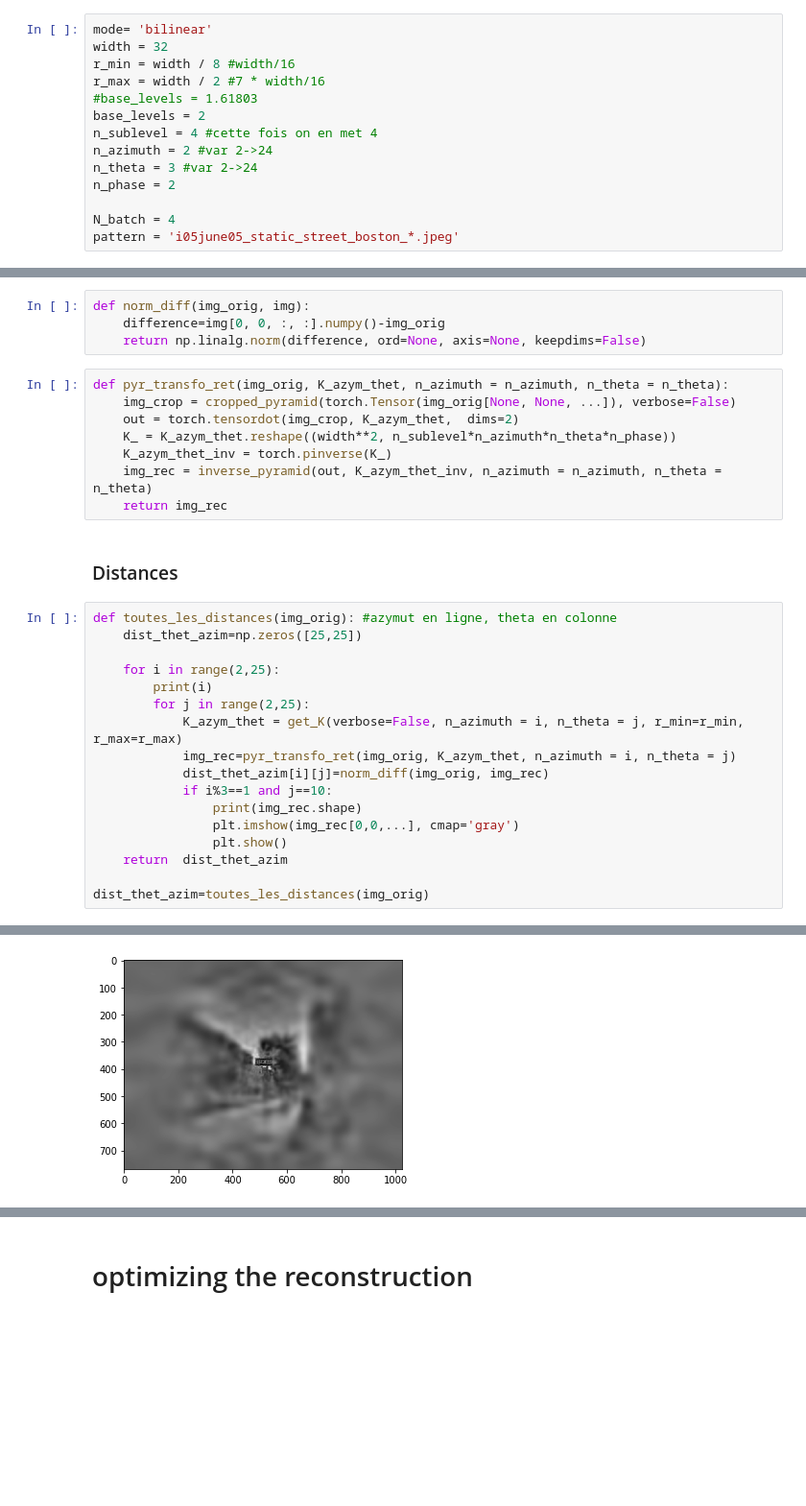
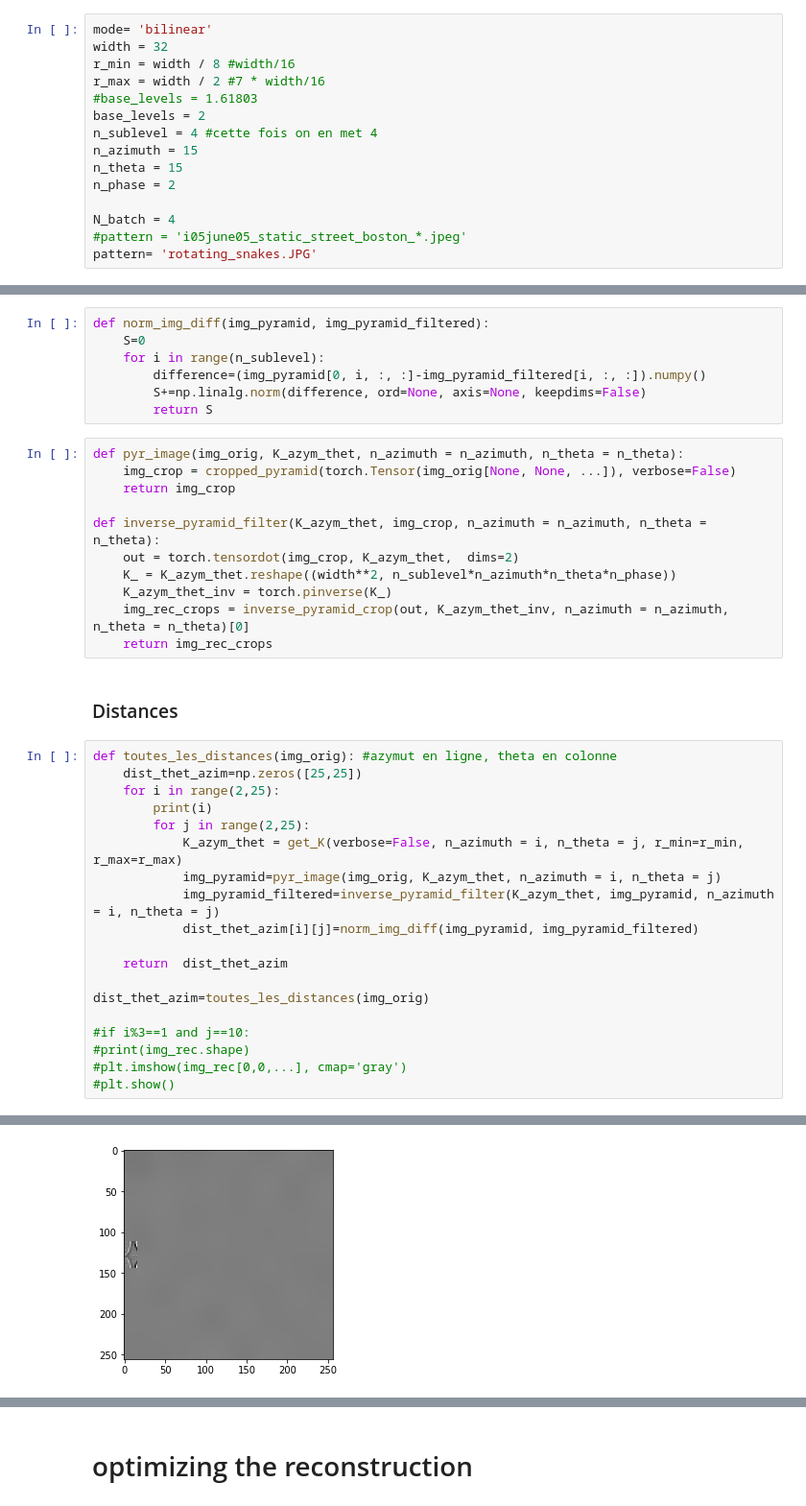
Before and after one commit to bicv/POLO, a Jupyter notebook: notebooks/2020-03-03_retina_pyramid_overcomplete_rotation_invariant_mesure_JG.ipynb, the cells around one changed output, grey strips where cells are left out. Shown at 96% size. Drawn from its saved outputs; the diff is of its cells as text; blank space fills up the shorter version.

```diff
--- a/notebooks/2020-03-03_retina_pyramid_overcomplete_rotation_invariant_mesure_JG.ipynb
+++ b/notebooks/2020-03-03_retina_pyramid_overcomplete_rotation_invariant_mesure_JG.ipynb
@@ -10,12 +10,13 @@ r_max = width / 2 #7 * width/16
 #base_levels = 1.61803
 base_levels = 2
 n_sublevel = 4 #cette fois on en met 4
-n_azimuth = 2 #var 2->24
-n_theta = 3 #var 2->24
+n_azimuth = 15
+n_theta = 15
 n_phase = 2
 
 N_batch = 4
-pattern = 'i05june05_static_street_boston_*.jpeg'
+#pattern = 'i05june05_static_street_boston_*.jpeg'
+pattern= 'rotating_snakes.JPG'
 # %%
 width/2
 # %% [output]
@@ -401,35 +426,43 @@ for ax, img in zip(axs, [img_tens, img_rec.detach()]):
 # Norms
 $|A|=\left( \sum_{i,j=1}^n | a_{ij} |^2 \right)^{1/2}$
 # %%
-def norm_diff(img_orig, img):
-    difference=img[0, 0, :, :].numpy()-img_orig
-    return np.linalg.norm(difference, ord=None, axis=None, keepdims=False)
+def norm_img_diff(img_pyramid, img_pyramid_filtered):
+    S=0
+    for i in range(n_sublevel):
+        difference=(img_pyramid[0, i, :, :]-img_pyramid_filtered[i, :, :]).numpy()
+        S+=np.linalg.norm(difference, ord=None, axis=None, keepdims=False)
+        return S
 # %%
-def pyr_transfo_ret(img_orig, K_azym_thet, n_azimuth = n_azimuth, n_theta = n_theta):
+def pyr_image(img_orig, K_azym_thet, n_azimuth = n_azimuth, n_theta = n_theta):
     img_crop = cropped_pyramid(torch.Tensor(img_orig[None, None, ...]), verbose=False)
+    return img_crop
+
+def inverse_pyramid_filter(K_azym_thet, img_crop, n_azimuth = n_azimuth, n_theta = n_theta):
     out = torch.tensordot(img_crop, K_azym_thet,  dims=2)
     K_ = K_azym_thet.reshape((width**2, n_sublevel*n_azimuth*n_theta*n_phase))
     K_azym_thet_inv = torch.pinverse(K_)
-    img_rec = inverse_pyramid(out, K_azym_thet_inv, n_azimuth = n_azimuth, n_theta = n_theta)
-    return img_rec
+    img_rec_crops = inverse_pyramid_crop(out, K_azym_thet_inv, n_azimuth = n_azimuth, n_theta = n_theta)[0]
+    return img_rec_crops
 # %% [markdown]
 ### Distances
 # %%
 def toutes_les_distances(img_orig): #azymut en ligne, theta en colonne
     dist_thet_azim=np.zeros([25,25])
-
     for i in range(2,25):
         print(i)
         for j in range(2,25):
             K_azym_thet = get_K(verbose=False, n_azimuth = i, n_theta = j, r_min=r_min, r_max=r_max)
-            img_rec=pyr_transfo_ret(img_orig, K_azym_thet, n_azimuth = i, n_theta = j)
-            dist_thet_azim[i][j]=norm_diff(img_orig, img_rec)
-            if i%3==1 and j==10:
-                print(img_rec.shape)
-                plt.imshow(img_rec[0,0,...], cmap='gray')
-                plt.show()
+            img_pyramid=pyr_image(img_orig, K_azym_thet, n_azimuth = i, n_theta = j)
+            img_pyramid_filtered=inverse_pyramid_filter(K_azym_thet, img_pyramid, n_azimuth = i, n_theta = j)
+            dist_thet_azim[i][j]=norm_img_diff(img_pyramid, img_pyramid_filtered)
+
     return  dist_thet_azim
 
 dist_thet_azim=toutes_les_distances(img_orig)
+
+#if i%3==1 and j==10:
+#print(img_rec.shape)
+#plt.imshow(img_rec[0,0,...], cmap='gray')
+#plt.show()
 # %% [output]
 2
@@ -439 +485 @@ torch.Size([1, 1, 768, 1024])
-[figure, old version]
+[figure, new version]
```
Also changed, not shown: parts of 32 cells of this notebook, 1 other file.
